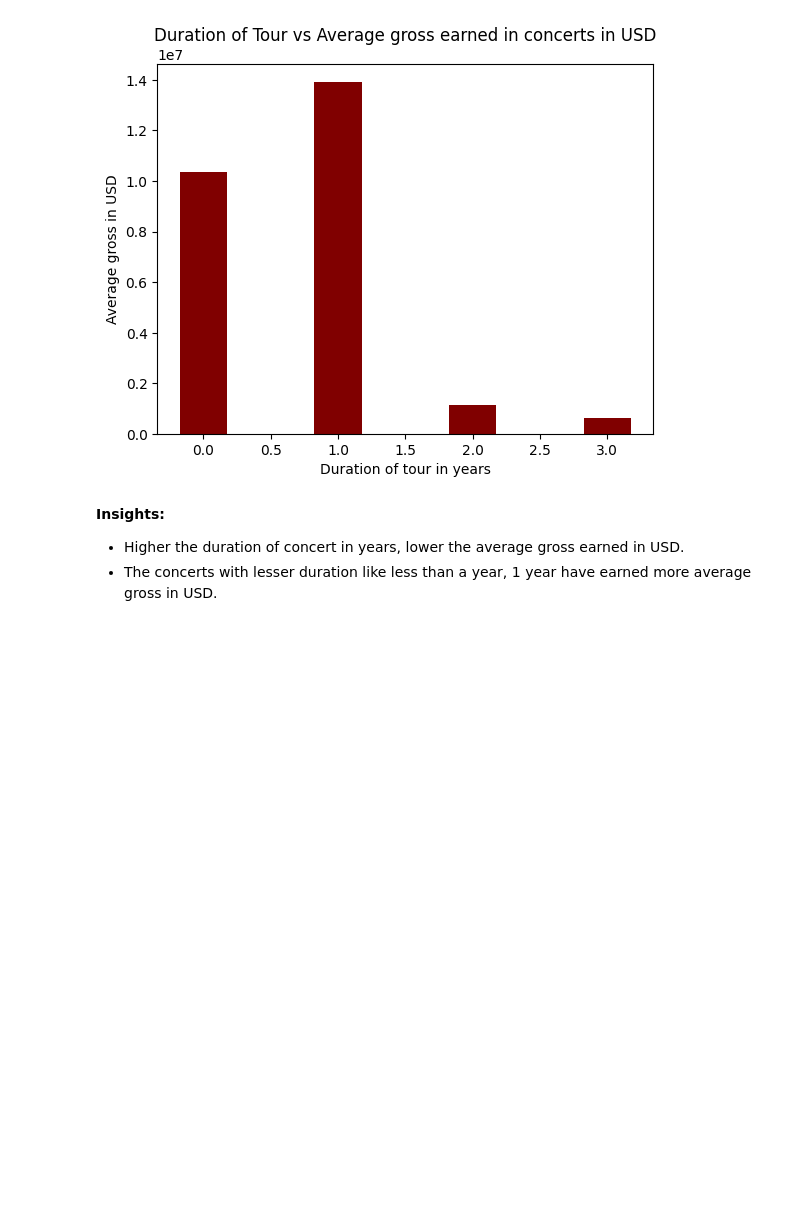
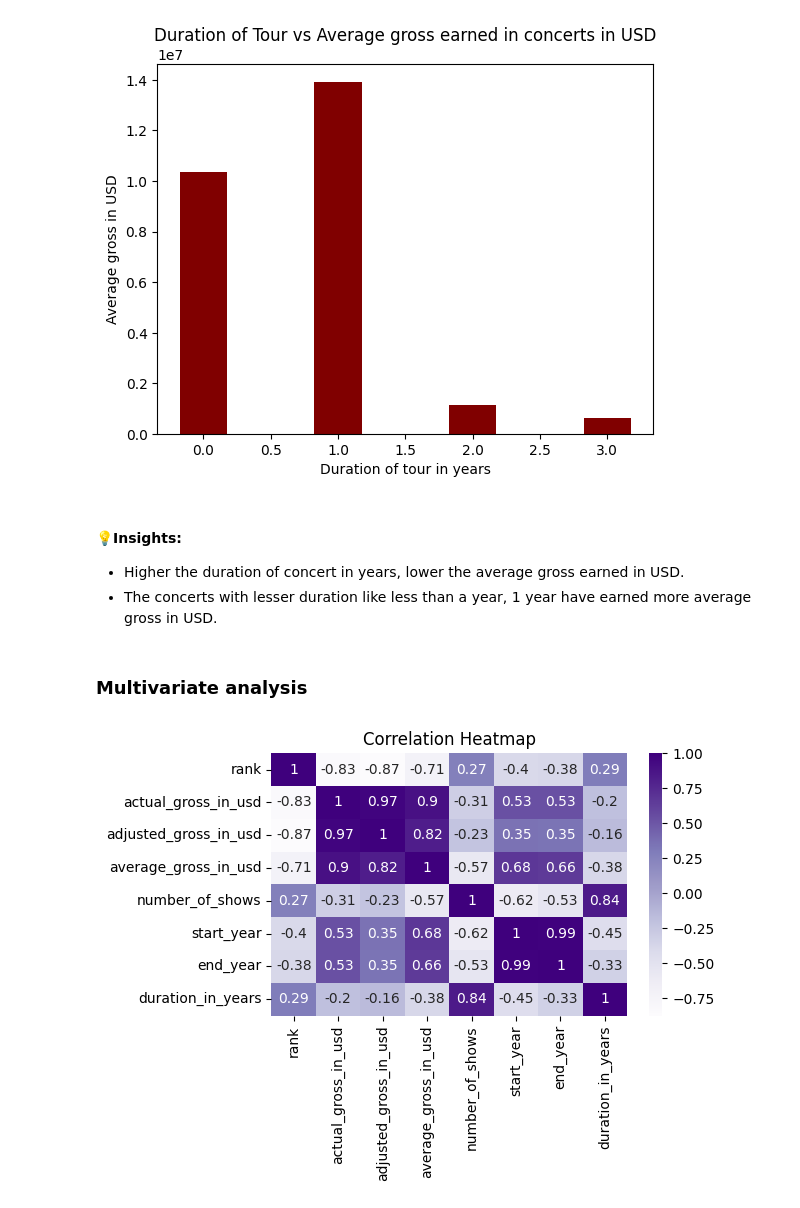
Before and after one commit to reshmaharidhas/Data-Analysis-of-Highest-Grossing-concert-tours-by-women, a Jupyter notebook: data-cleaning-and-exploratory-data-analysis.ipynb, the cells around one changed output. Drawn from its saved outputs; the diff is of its cells as text; code cells hidden in the pictures; blank space fills up the shorter version.

```diff
--- a/data-cleaning-and-exploratory-data-analysis.ipynb
+++ b/data-cleaning-and-exploratory-data-analysis.ipynb
@@ -744,6 +753,6 @@ plt.savefig("/kaggle/working/plots/average_gross_in_usd_bar_chart.png")
 # %% [output]
 [figure]
 # %% [markdown]
-**Insights:**
+#### 💡**Insights:**
 - Higher the duration of concert in years, lower the average gross earned in USD.
 - The concerts with lesser duration like less than a year, 1 year have earned more average gross in USD.
@@ -751,0 +759,9 @@ concert_details.to_csv("cleaned_data.csv")
+# %% [markdown]
+### **Multivariate analysis**
+# %%
+corr_matrix = concert_details.corr(numeric_only=True)
+seaborn.heatmap(corr_matrix,annot=True,cmap="Purples")
+plt.title("Correlation Heatmap")
+plt.tight_layout()
+# %% [output]
+[figure, added]
```
Also changed, not shown: parts of 47 cells of this notebook.
